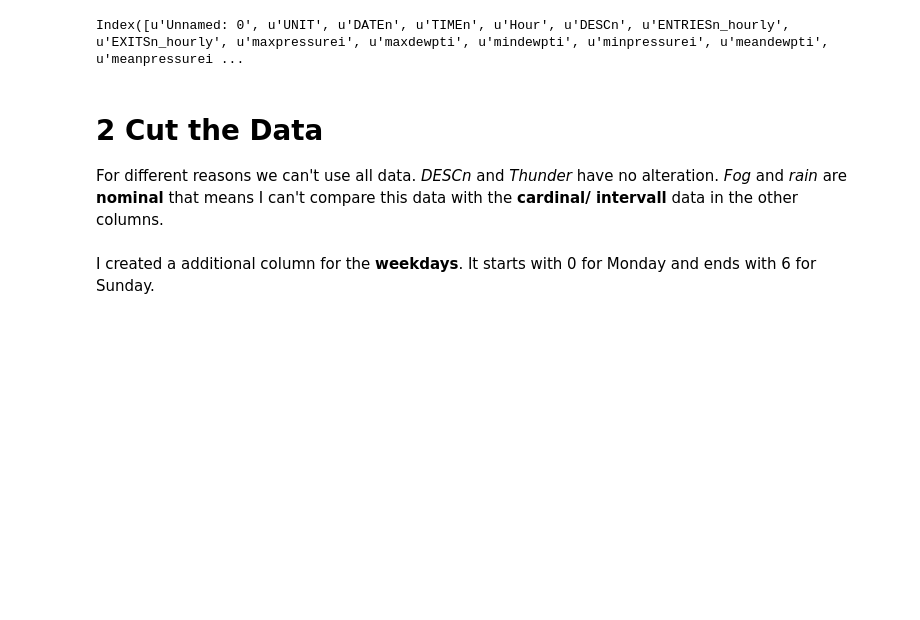
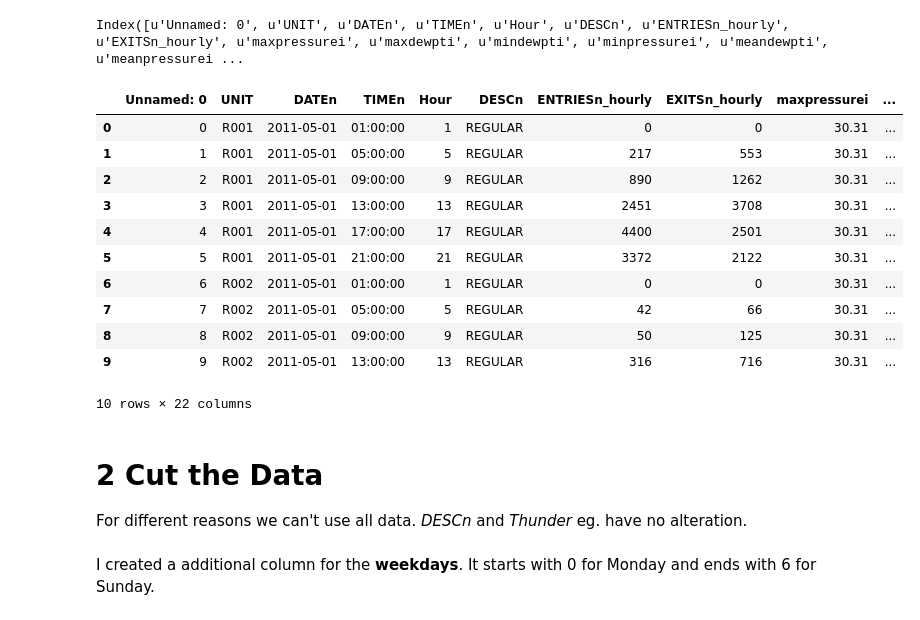
Before and after one commit to Frankri/notebooks, a Jupyter notebook: final_project_restart_A.ipynb, the cells around one changed output. Drawn from its saved outputs; the diff is of its cells as text; code cells hidden in the pictures; blank space fills up the shorter version.

```diff
--- a/final_project_restart_A.ipynb
+++ b/final_project_restart_A.ipynb
@@ -39,9 +39,24 @@ data = pd.read_csv('../turnstile_data_master_with_weather.csv')
 data.columns
 # %% [output]
 Index([u'Unnamed: 0', u'UNIT', u'DATEn', u'TIMEn', u'Hour', u'DESCn', u'ENTRIESn_hourly', u'EXITSn_hourly', u'maxpressurei', u'maxdewpti', u'mindewpti', u'minpressurei', u'meandewpti', u'meanpressurei ...
+# %%
+data.head(10)
+# %% [output]
+|  | Unnamed: 0 | UNIT | DATEn | TIMEn | Hour | DESCn | ENTRIESn_hourly | EXITSn_hourly | maxpressurei | ... |
+| 0 | 0 | R001 | 2011-05-01 | 01:00:00 | 1 | REGULAR | 0 | 0 | 30.31 | ... |
+| 1 | 1 | R001 | 2011-05-01 | 05:00:00 | 5 | REGULAR | 217 | 553 | 30.31 | ... |
+| 2 | 2 | R001 | 2011-05-01 | 09:00:00 | 9 | REGULAR | 890 | 1262 | 30.31 | ... |
+| 3 | 3 | R001 | 2011-05-01 | 13:00:00 | 13 | REGULAR | 2451 | 3708 | 30.31 | ... |
+| 4 | 4 | R001 | 2011-05-01 | 17:00:00 | 17 | REGULAR | 4400 | 2501 | 30.31 | ... |
+| 5 | 5 | R001 | 2011-05-01 | 21:00:00 | 21 | REGULAR | 3372 | 2122 | 30.31 | ... |
+| 6 | 6 | R002 | 2011-05-01 | 01:00:00 | 1 | REGULAR | 0 | 0 | 30.31 | ... |
+| 7 | 7 | R002 | 2011-05-01 | 05:00:00 | 5 | REGULAR | 42 | 66 | 30.31 | ... |
+| 8 | 8 | R002 | 2011-05-01 | 09:00:00 | 9 | REGULAR | 50 | 125 | 30.31 | ... |
+| 9 | 9 | R002 | 2011-05-01 | 13:00:00 | 13 | REGULAR | 316 | 716 | 30.31 | ... |
+10 rows × 22 columns
 # %% [markdown]
 # 2 Cut the Data
-For different reasons we can't use all data. _DESCn_ and _Thunder_ have no alteration. _Fog_ and _rain_ are __nominal__ that means I can't compare this data with the __cardinal/ intervall__ data in the other columns.
+For different reasons we can't use all data. _DESCn_ and _Thunder_ eg. have no alteration.
 # %%
 data['DATEn'] = pd.to_datetime(data.DATEn) # make sure that DATEn is a real date and not a string
 # %% [markdown]
```
Also changed, not shown: parts of 62 cells of this notebook.
